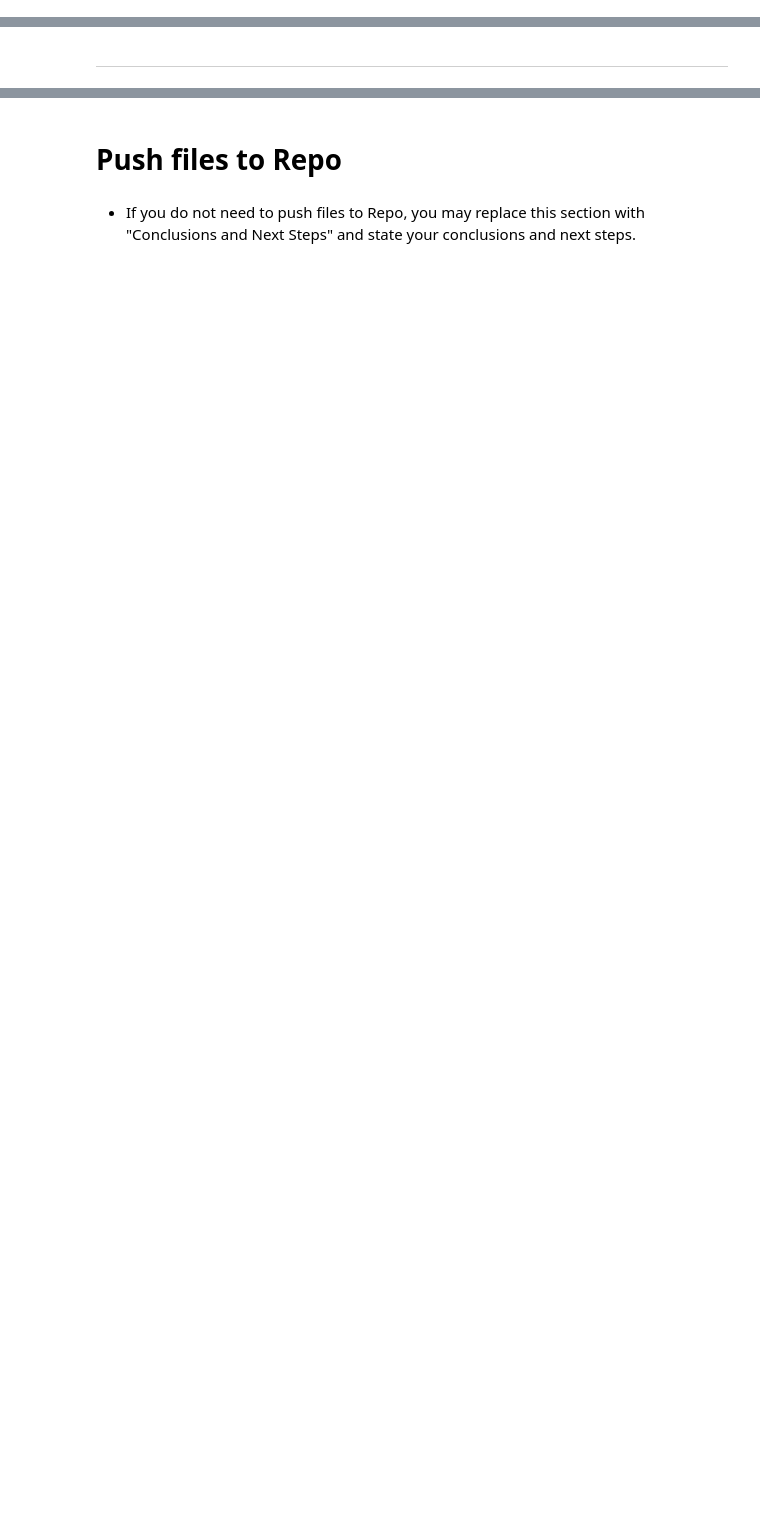
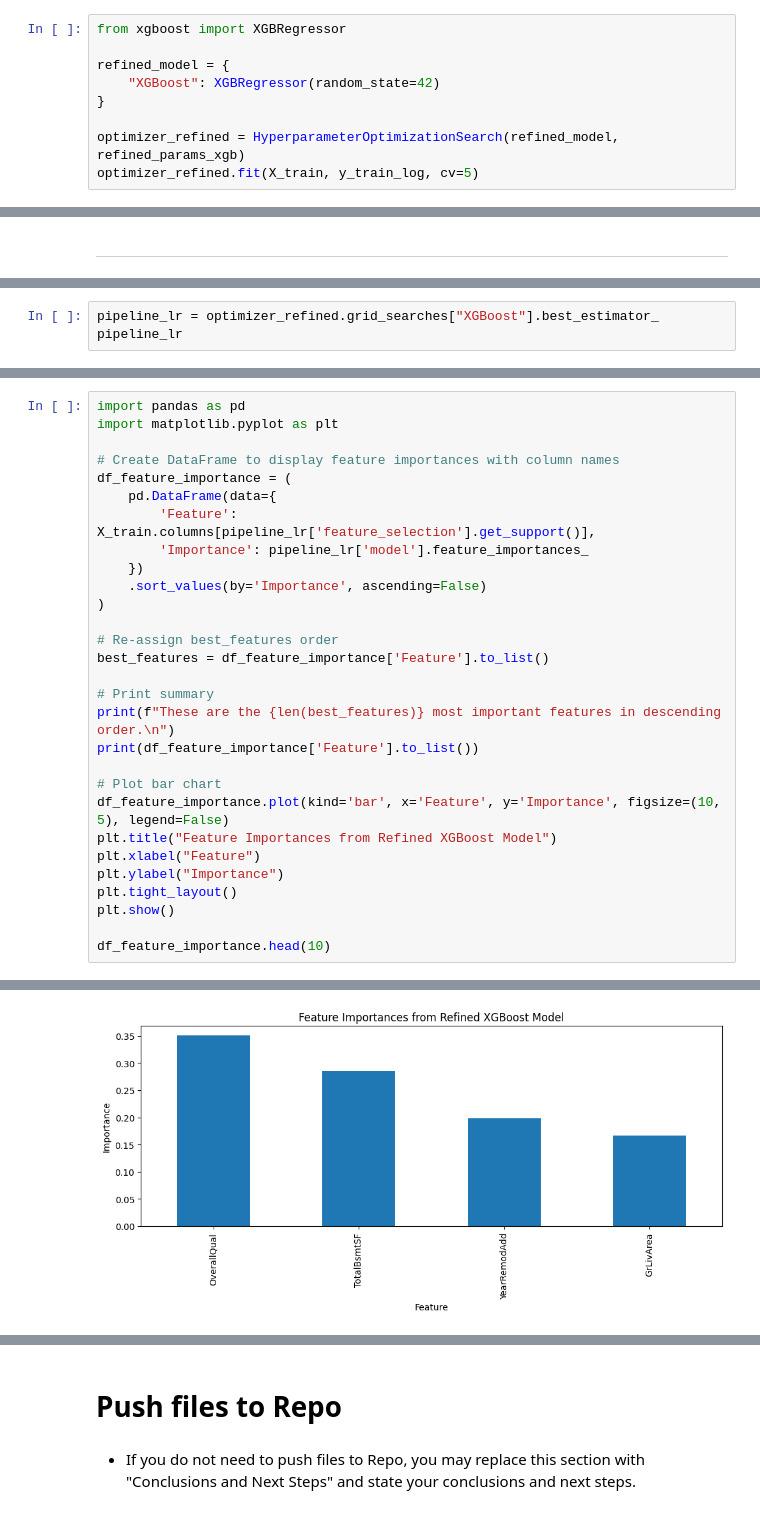
Before and after one commit to galindo89/heritage-housing-ml-pgz, a Jupyter notebook: jupyter_notebooks/05 - Modeling and Evaluation - Predict SalePrice.ipynb, the cells around one changed output, grey strips where cells are left out. Cells and saved outputs as stored; diff of their text form; blank space fills up the shorter version.

Commit message:
Performing hyperparameter Optimization. Analyzing feature importance

```diff
--- a/jupyter_notebooks/05 - Modeling and Evaluation - Predict SalePrice.ipynb
+++ b/jupyter_notebooks/05 - Modeling and Evaluation - Predict SalePrice.ipynb
@@ -401,0 +550,9 @@ NOTE
+# %%
+from xgboost import XGBRegressor
+
+refined_model = {
+    "XGBoost": XGBRegressor(random_state=42)
+}
+
+optimizer_refined = HyperparameterOptimizationSearch(refined_model, refined_params_xgb)
+optimizer_refined.fit(X_train, y_train_log, cv=5)
@@ -403,0 +655,3 @@ NOTE
+# %%
+pipeline_lr = optimizer_refined.grid_searches["XGBoost"].best_estimator_
+pipeline_lr
@@ -403,0 +676,30 @@ NOTE
+# %%
+import pandas as pd
+import matplotlib.pyplot as plt
+
+# Create DataFrame to display feature importances with column names
+df_feature_importance = (
+    pd.DataFrame(data={
+        'Feature': X_train.columns[pipeline_lr['feature_selection'].get_support()],
+        'Importance': pipeline_lr['model'].feature_importances_
+    })
+    .sort_values(by='Importance', ascending=False)
+)
+
+# Re-assign best_features order
+best_features = df_feature_importance['Feature'].to_list()
+
+# Print summary
+print(f"These are the {len(best_features)} most important features in descending order.\n")
+print(df_feature_importance['Feature'].to_list())
+
+# Plot bar chart
+df_feature_importance.plot(kind='bar', x='Feature', y='Importance', figsize=(10, 5), legend=False)
+plt.title("Feature Importances from Refined XGBoost Model")
+plt.xlabel("Feature")
+plt.ylabel("Importance")
+plt.tight_layout()
+plt.show()
+
+df_feature_importance.head(10)
+# %% [output]
@@ -403,0 +709 @@ NOTE
+[figure, added]
```
Also changed, not shown: parts of 32 cells of this notebook.
